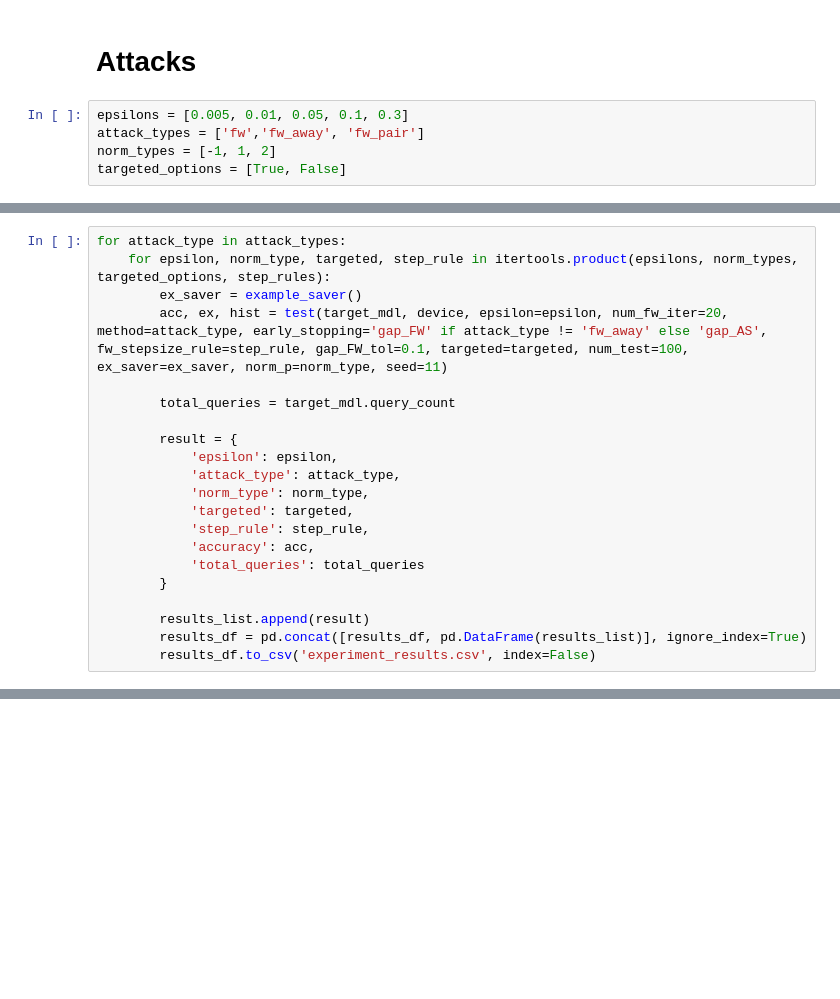
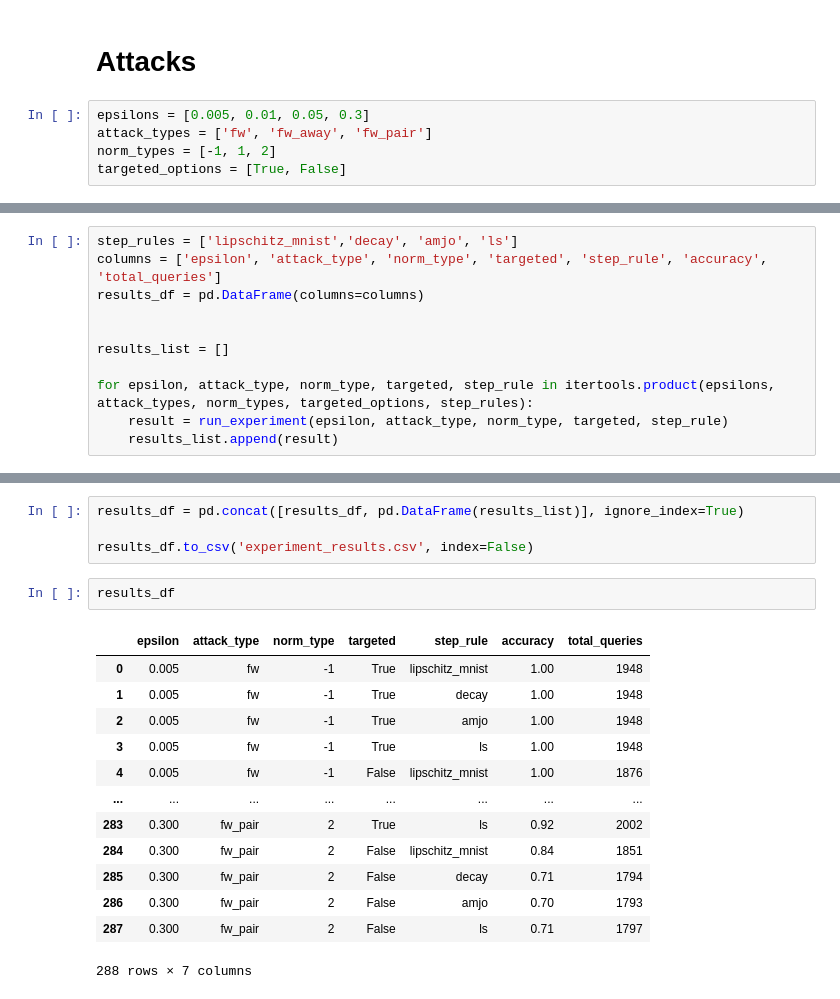
Before and after one commit to TannerAGraves/FW-variants-for-WB-Adversarial-Attacks, a Jupyter notebook: Super Merge.ipynb, the cells around one changed output, grey strips where cells are left out. Drawn from its saved outputs; the diff is of its cells as text; blank space fills up the shorter version.

```diff
--- a/Super Merge.ipynb
+++ b/Super Merge.ipynb
@@ -1168,7 +1216,7 @@ def test(target_model, device, epsilon, num_fw_iter, num_test=1000, method='fw',
 # %% [markdown]
 # Attacks
 # %%
-epsilons = [0.005, 0.01, 0.05, 0.1, 0.3]
-attack_types = ['fw','fw_away', 'fw_pair']
+epsilons = [0.005, 0.01, 0.05, 0.3]
+attack_types = ['fw', 'fw_away', 'fw_pair']
 norm_types = [-1, 1, 2]
 targeted_options = [True, False]
@@ -1189,21 +1259,11 @@ results_list = []
-# %%
-for attack_type in attack_types:
-    for epsilon, norm_type, targeted, step_rule in itertools.product(epsilons, norm_types, targeted_options, step_rules):
-        ex_saver = example_saver()
-        acc, ex, hist = test(target_mdl, device, epsilon=epsilon, num_fw_iter=20, method=attack_type, early_stopping='gap_FW' if attack_type != 'fw_away' else 'gap_AS', fw_stepsize_rule=step_rule, gap_FW_tol=0.1, targeted=targeted, num_test=100, ex_saver=ex_saver, norm_p=norm_type, seed=11)
-
-        total_queries = target_mdl.query_count
-
-        result = {
-            'epsilon': epsilon,
-            'attack_type': attack_type,
-            'norm_type': norm_type,
-            'targeted': targeted,
-            'step_rule': step_rule,
-            'accuracy': acc,
-            'total_queries': total_queries
-        }
-
-        results_list.append(result)
-        results_df = pd.concat([results_df, pd.DataFrame(results_list)], ignore_index=True)
-        results_df.to_csv('experiment_results.csv', index=False)
+# %%
+step_rules = ['lipschitz_mnist','decay', 'amjo', 'ls']
+columns = ['epsilon', 'attack_type', 'norm_type', 'targeted', 'step_rule', 'accuracy', 'total_queries']
+results_df = pd.DataFrame(columns=columns)
+
+
+results_list = []
+
+for epsilon, attack_type, norm_type, targeted, step_rule in itertools.product(epsilons, attack_types, norm_types, targeted_options, step_rules):
+    result = run_experiment(epsilon, attack_type, norm_type, targeted, step_rule)
+    results_list.append(result)
@@ -1209,0 +1308,20 @@ for attack_type in attack_types:
+# %%
+results_df = pd.concat([results_df, pd.DataFrame(results_list)], ignore_index=True)
+
+results_df.to_csv('experiment_results.csv', index=False)
+# %%
+results_df
+# %% [output]
+|  | epsilon | attack_type | norm_type | targeted | step_rule | accuracy | total_queries |
+| 0 | 0.005 | fw | -1 | True | lipschitz_mnist | 1.00 | 1948 |
+| 1 | 0.005 | fw | -1 | True | decay | 1.00 | 1948 |
+| 2 | 0.005 | fw | -1 | True | amjo | 1.00 | 1948 |
+| 3 | 0.005 | fw | -1 | True | ls | 1.00 | 1948 |
+| 4 | 0.005 | fw | -1 | False | lipschitz_mnist | 1.00 | 1876 |
+| ... | ... | ... | ... | ... | ... | ... | ... |
+| 283 | 0.300 | fw_pair | 2 | True | ls | 0.92 | 2002 |
+| 284 | 0.300 | fw_pair | 2 | False | lipschitz_mnist | 0.84 | 1851 |
+| 285 | 0.300 | fw_pair | 2 | False | decay | 0.71 | 1794 |
+| 286 | 0.300 | fw_pair | 2 | False | amjo | 0.70 | 1793 |
+| 287 | 0.300 | fw_pair | 2 | False | ls | 0.71 | 1797 |
+288 rows × 7 columns
```
Also changed, not shown: parts of 7 cells of this notebook, 1 other file.
